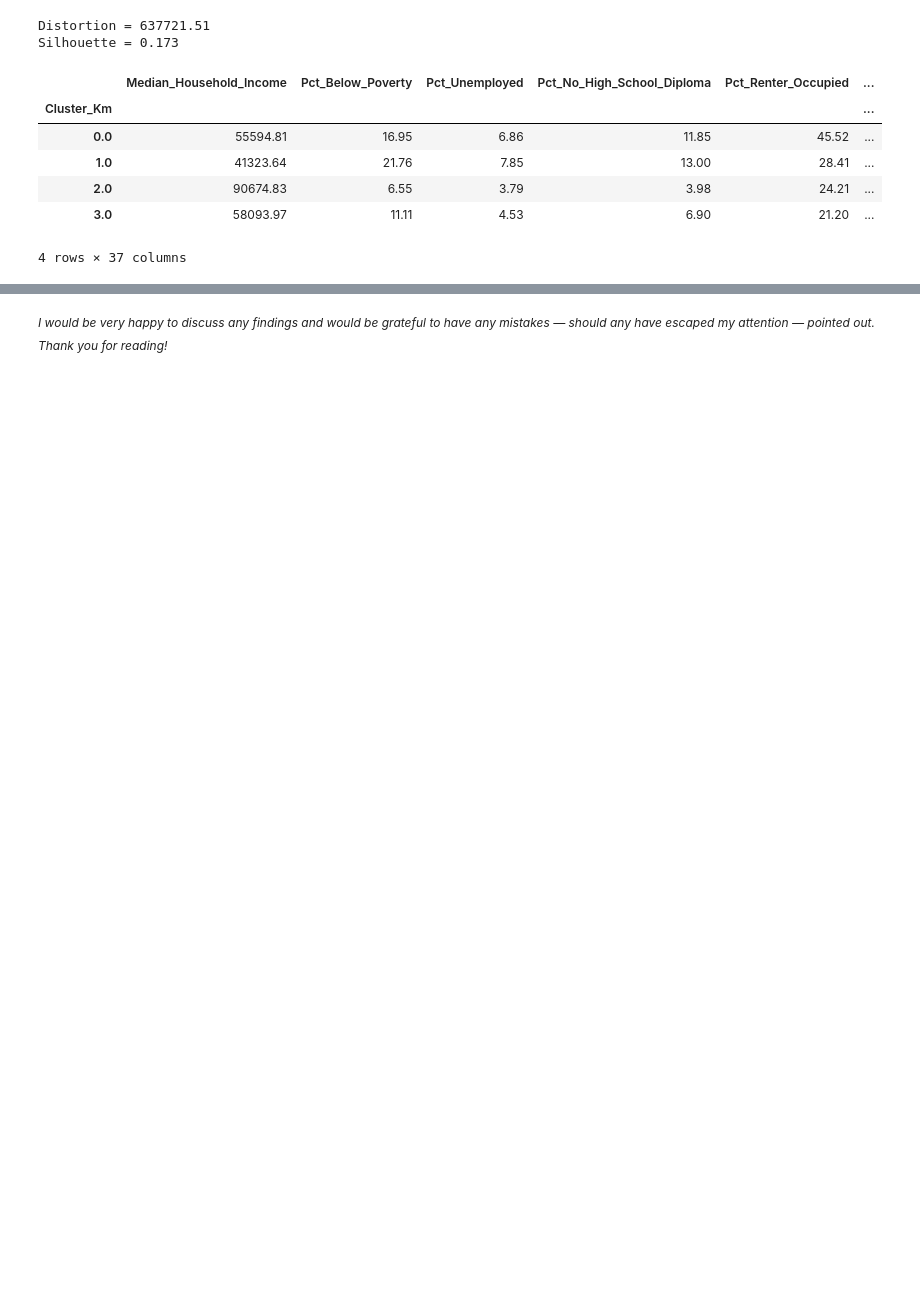
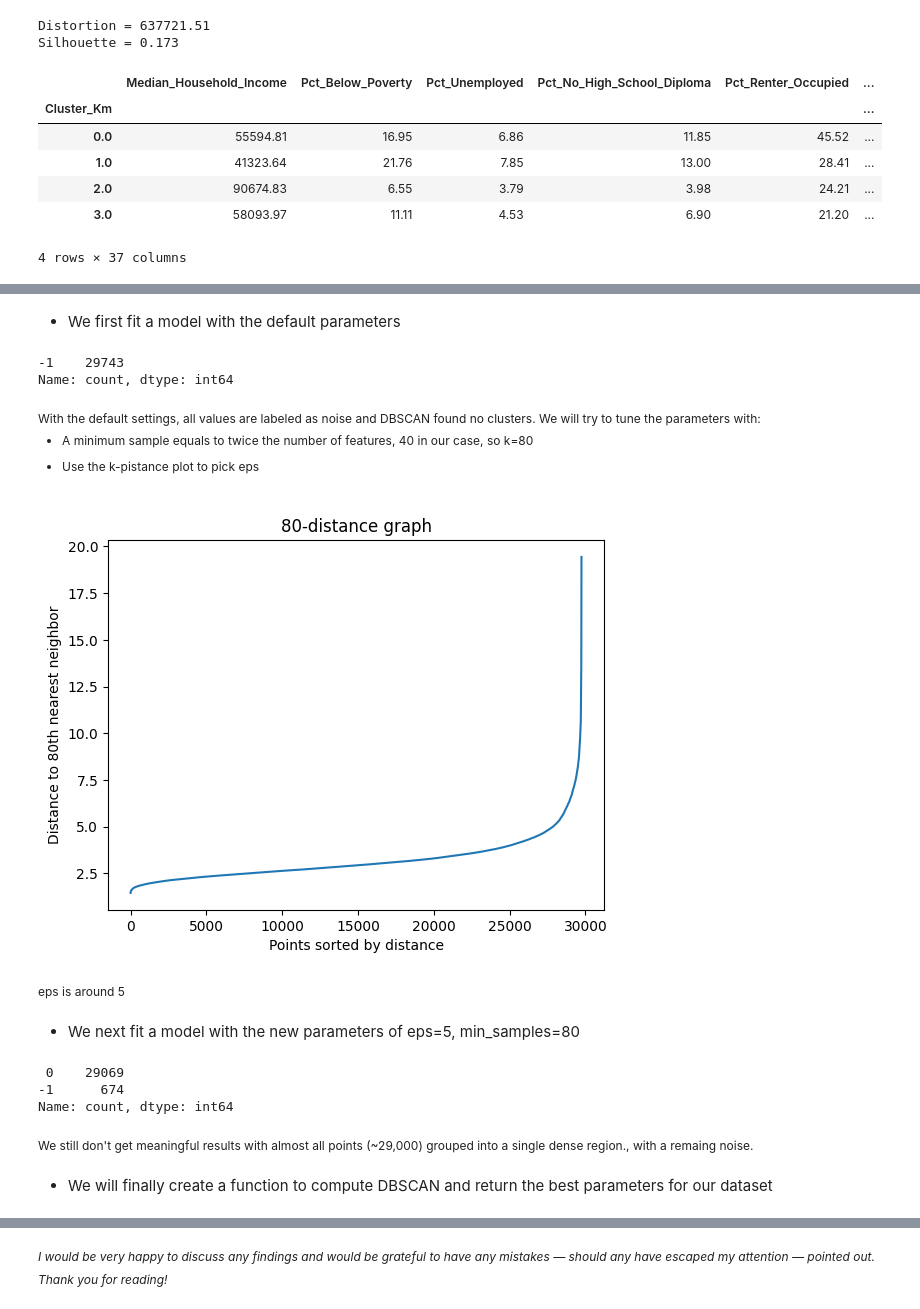
Before and after one commit to andrewnana/Python-Unsupervised-Machine-Learning, a Jupyter notebook: acs-cdc-clustering.ipynb, the cells around one changed output, grey strips where cells are left out. Drawn from its saved outputs; the diff is of its cells as text; code cells hidden in the pictures; blank space fills up the shorter version.

```diff
--- a/acs-cdc-clustering.ipynb
+++ b/acs-cdc-clustering.ipynb
@@ -397,0 +415,57 @@ K-means clustering appears to successfully group ZCTAs in a way that reflects an
+# %% [markdown]
+
+- We first fit a model with the default parameters
+# %%
+# Fit DBSCAN with default parameters
+dbscan = DBSCAN()  # default parameters (eps=0.5, min_samples=5, metric='euclidean')
+labels = dbscan.fit_predict(X_scaled)
+acsplaces.loc[X.index, "Cluster_DBSCAN_default"] = labels
+print(pd.Series(labels).value_counts())
+# %% [output]
+-1    29743
+Name: count, dtype: int64
+# %% [markdown]
+<span style="font-size:12px">
+With the default settings, all values are labeled as noise and DBSCAN found no clusters. We will try to tune the parameters with:
+
+- A minimum sample equals to twice the number of features, 40 in our case, so k=80
+- Use the k-pistance plot to pick eps
+# %%
+k = 80
+neighbors = NearestNeighbors(n_neighbors=k)
+neighbors_fit = neighbors.fit(X_scaled)
+distances, indices = neighbors_fit.kneighbors(X_scaled)
+
+# Sort distances to k-th nearest neighbor
+distances = np.sort(distances[:, k-1])
+plt.plot(distances)
+plt.title(f"{k}-distance graph")
+plt.ylabel(f"Distance to {k}th nearest neighbor")
+plt.xlabel("Points sorted by distance")
+plt.show()
+# %% [output]
+[figure, added]
+# %% [markdown]
+<span style="font-size:12px">
+eps is around 5
+# %% [markdown]
+- We next fit a model with the new parameters of eps=5, min_samples=80
+# %%
+dbscan = DBSCAN(eps=5, min_samples=80, metric='euclidean')
+labels = dbscan.fit_predict(X_scaled)
+
+# Assign cluster labels back to acsplaces
+acsplaces.loc[X.index, "Cluster_DBSCAN_1"] = labels
+
+# Count how many points per cluster (including noise = -1)
+print(pd.Series(labels).value_counts())
+# %% [output]
+ 0    29069
+-1      674
+Name: count, dtype: int64
+# %% [markdown]
+<span style="font-size:12px">
+We still don't get meaningful results with almost all points (~29,000) grouped into a single dense region., with a remaing noise.
+# %% [markdown]
+
+- We will finally create a function to compute DBSCAN and return the best parameters for our dataset
```
Also changed, not shown: parts of 25 cells of this notebook.
